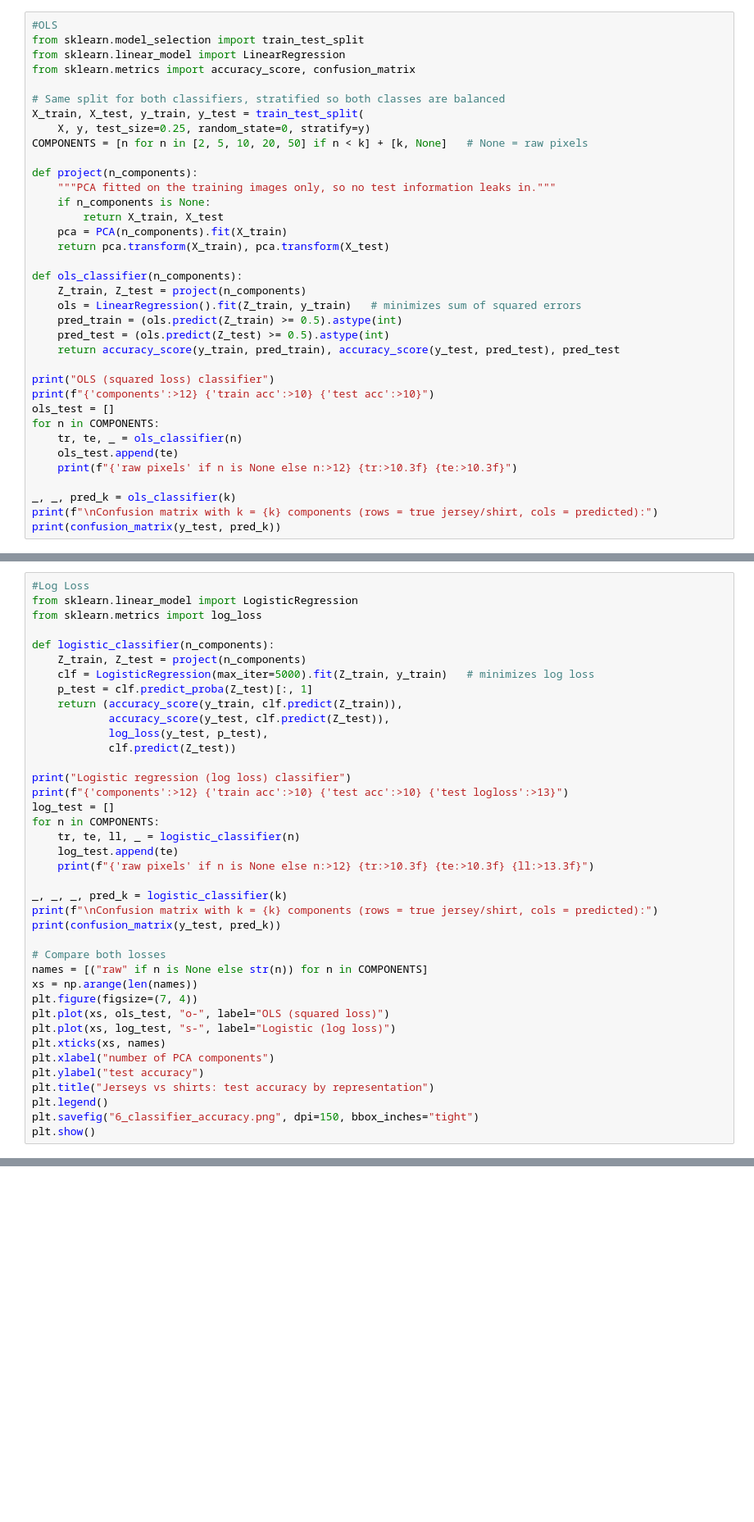
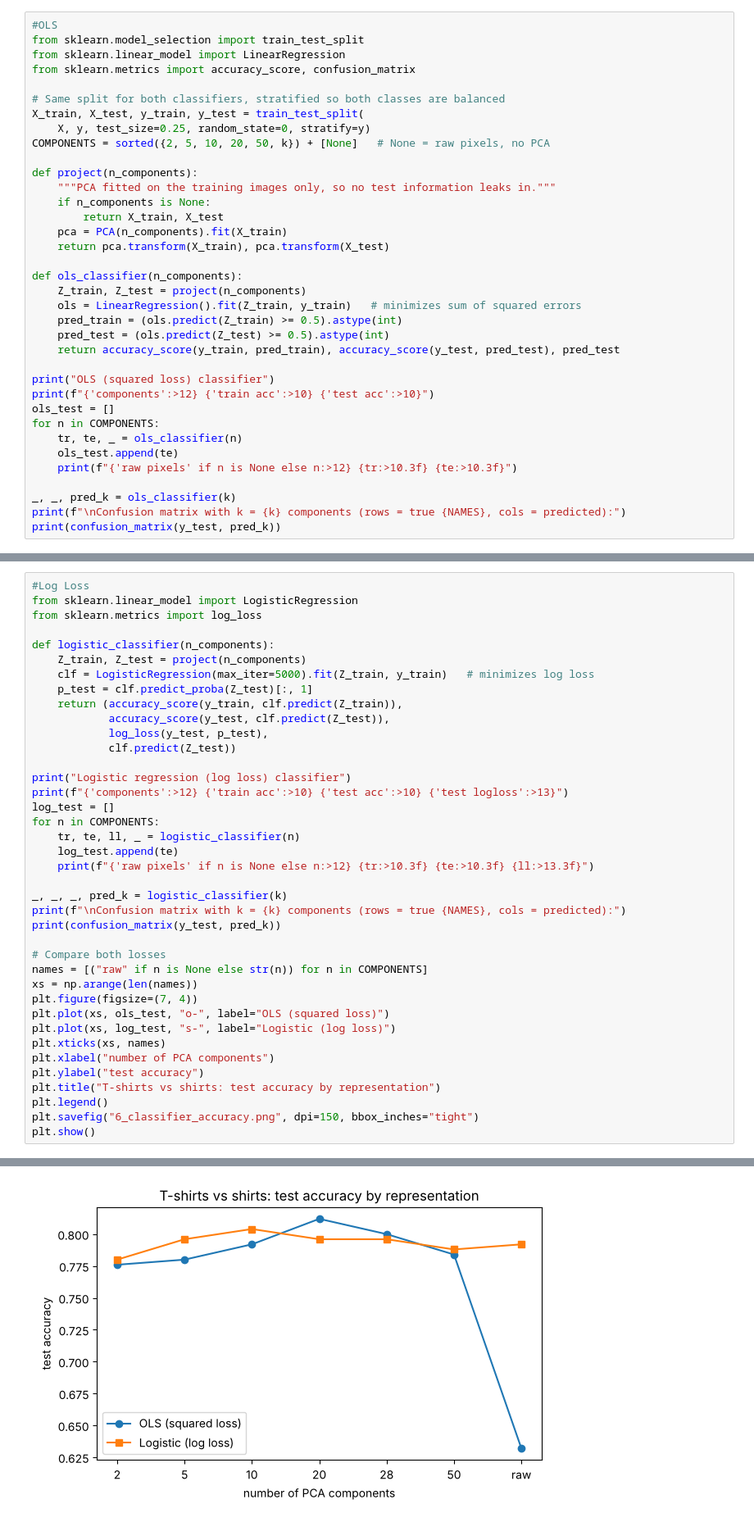
Before and after one commit to Brady-Rutherford/cs156-ml, a Jupyter notebook: PCW/PCA - Eigenshirts/eigenshirts_colab.ipynb, the cells around one changed output, grey strips where cells are left out. Shown at 82% size. Saved outputs shown, nothing was run; the diff lists cells and outputs as text; blank space fills up the shorter version.

```diff
--- a/PCW/PCA - Eigenshirts/eigenshirts_colab.ipynb
+++ b/PCW/PCA - Eigenshirts/eigenshirts_colab.ipynb
@@ -185,7 +162,7 @@ from sklearn.metrics import accuracy_score, confusion_matrix
 # Same split for both classifiers, stratified so both classes are balanced
 X_train, X_test, y_train, y_test = train_test_split(
     X, y, test_size=0.25, random_state=0, stratify=y)
-COMPONENTS = [n for n in [2, 5, 10, 20, 50] if n < k] + [k, None]   # None = raw pixels
+COMPONENTS = sorted({2, 5, 10, 20, 50, k}) + [None]   # None = raw pixels, no PCA
 
 def project(n_components):
     """PCA fitted on the training images only, so no test information leaks in."""
@@ -210,5 +187,5 @@ for n in COMPONENTS:
     print(f"{'raw pixels' if n is None else n:>12} {tr:>10.3f} {te:>10.3f}")
 
 _, _, pred_k = ols_classifier(k)
-print(f"\nConfusion matrix with k = {k} components (rows = true jersey/shirt, cols = predicted):")
+print(f"\nConfusion matrix with k = {k} components (rows = true {NAMES}, cols = predicted):")
 print(confusion_matrix(y_test, pred_k))
@@ -235,7 +226,7 @@ for n in COMPONENTS:
     print(f"{'raw pixels' if n is None else n:>12} {tr:>10.3f} {te:>10.3f} {ll:>13.3f}")
 
 _, _, _, pred_k = logistic_classifier(k)
-print(f"\nConfusion matrix with k = {k} components (rows = true jersey/shirt, cols = predicted):")
+print(f"\nConfusion matrix with k = {k} components (rows = true {NAMES}, cols = predicted):")
 print(confusion_matrix(y_test, pred_k))
 
 # Compare both losses
@@ -247,7 +238,8 @@ plt.plot(xs, log_test, "s-", label="Logistic (log loss)")
 plt.xticks(xs, names)
 plt.xlabel("number of PCA components")
 plt.ylabel("test accuracy")
-plt.title("Jerseys vs shirts: test accuracy by representation")
+plt.title("T-shirts vs shirts: test accuracy by representation")
 plt.legend()
 plt.savefig("6_classifier_accuracy.png", dpi=150, bbox_inches="tight")
 plt.show()
+# %% [output]
@@ -253,0 +259 @@ plt.show()
+[figure, added]
```
Also changed, not shown: parts of 7 cells of this notebook, 8 other files.
